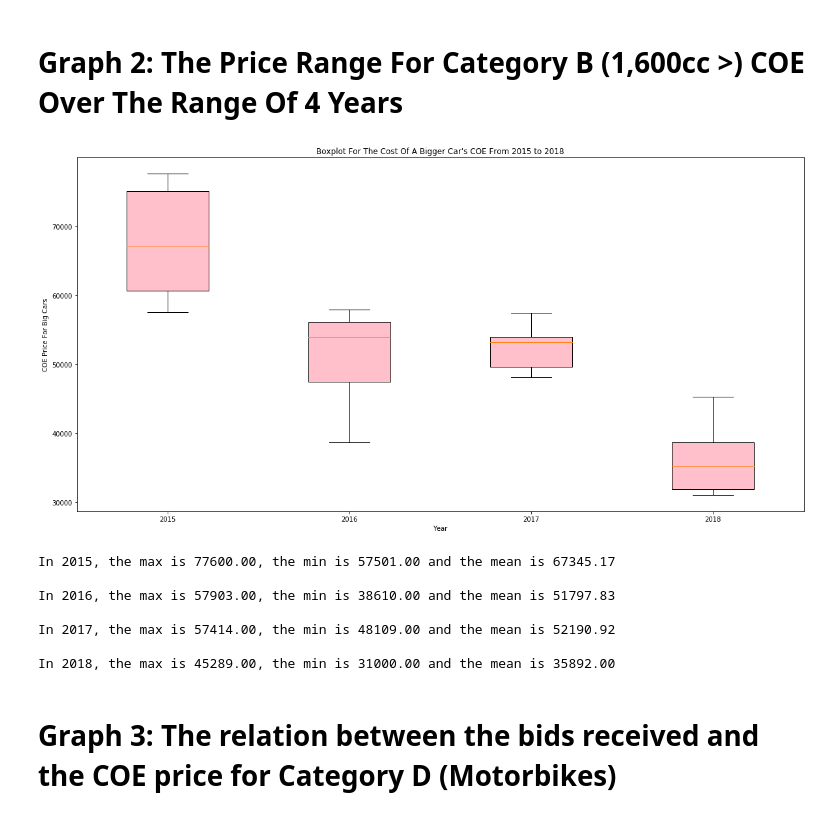
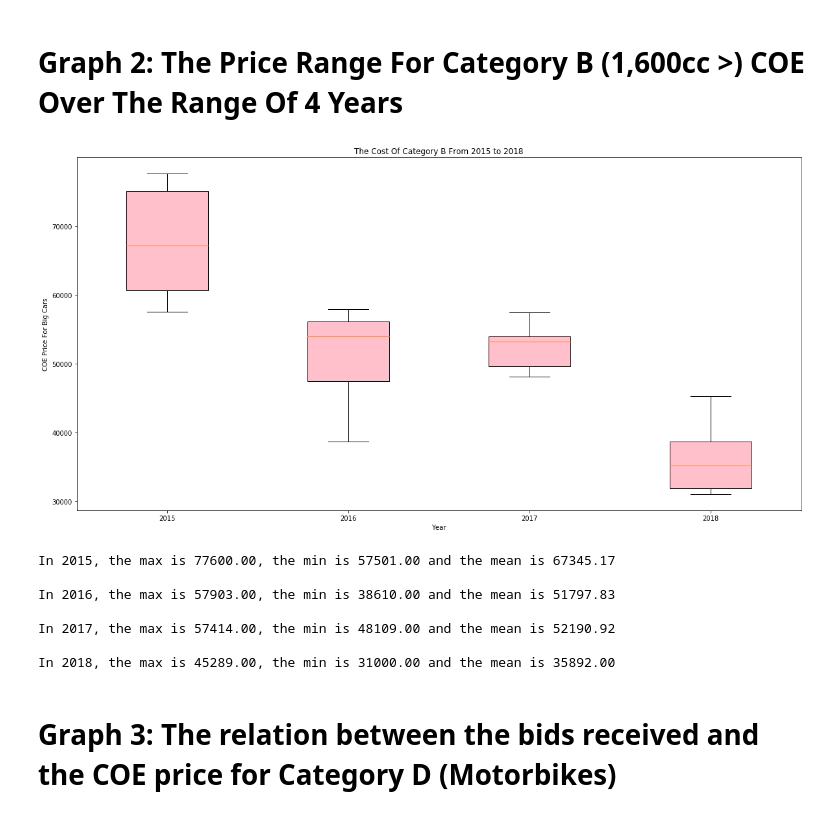
Before and after one commit to jurgen-tan-git/PDS-Assignments, a Jupyter notebook: PDS Assignment 1.ipynb, the cells around one changed output. Drawn from its saved outputs; the diff is of its cells as text; code cells hidden in the pictures.

```diff
--- a/PDS Assignment 1.ipynb
+++ b/PDS Assignment 1.ipynb
@@ -38,6 +39,9 @@ hdb = np.genfromtxt(path + "\hdb-carpark-information.txt", delimiter = "\t", ski
                             ("car_park_basement", "U1")])
 # %%
 #Function to generate the data for 2 years by Category
+
+year = ["2015", "2016", "2017", "2018"]
+
 def Category(year):
     bid_A = []
     bid_B = []
@@ -172,32 +158,33 @@ The average difference for 2018 is 1621.09
 # %% [markdown]
 # Graph 2: The Price Range For Category B (1,600cc >) COE Over The Range Of 4 Years
 # %%
-plt.figure(figsize=(20, 10))
-
+#Adding the data for Category B from the different years
 data = [categories[0][1], categories[1][1], categories[2][1], categories[3][1]]
 label = [year[0], year[1], year[2], year[3]]
 
+#Plotting Of Box Plot
+plt.figure(figsize=(20, 10))
 bp = plt.boxplot(data ,labels = label ,patch_artist=True)
 
 for patch in bp["boxes"]:
     patch.set(facecolor="pink")
 
 
-plt.title("Boxplot For The Cost Of A Bigger Car's COE From 2015 to 2018")
+plt.title("The Cost Of Category B From 2015 to 2018")
 plt.xlabel("Year")
 plt.ylabel("COE Price For Big Cars")
 plt.show()
 
 print("In {}, the max is {:.2f}, the min is {:.2f} and the mean is {:.2f}"
       .format(year[0], max(categories[0][1]), min(categories[0][1]), mean(categories[0][1])))
 print("\nIn {}, the max is {:.2f}, the min is {:.2f} and the mean is {:.2f}"
       .format(year[1], max(categories[1][1]), min(categories[1][1]), mean(categories[1][1])))
 print("\nIn {}, the max is {:.2f}, the min is {:.2f} and the mean is {:.2f}"
       .format(year[2], max(categories[2][1]), min(categories[2][1]), mean(categories[2][1])))
 print("\nIn {}, the max is {:.2f}, the min is {:.2f} and the mean is {:.2f}"
       .format(year[3], max(categories[3][1]), min(categories[3][1]), mean(categories[3][1])))
 # %% [output]
-[figure, old version]
+[figure, new version]
 In 2015, the max is 77600.00, the min is 57501.00 and the mean is 67345.17
 
 In 2016, the max is 57903.00, the min is 38610.00 and the mean is 51797.83
```
Also changed, not shown: parts of 10 cells of this notebook, 4 other files.
